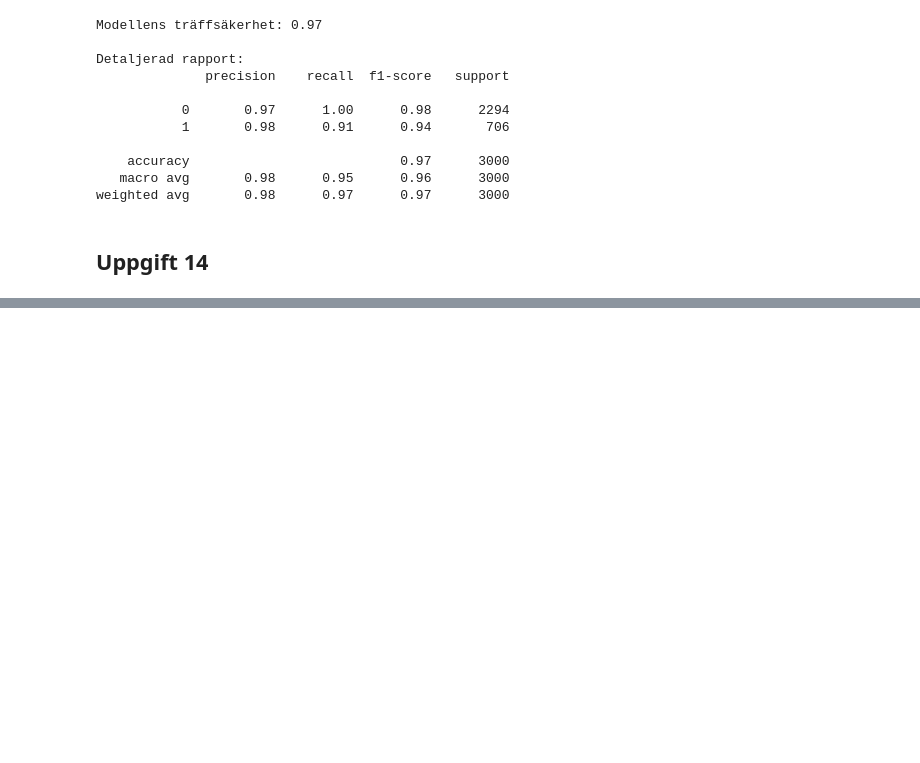
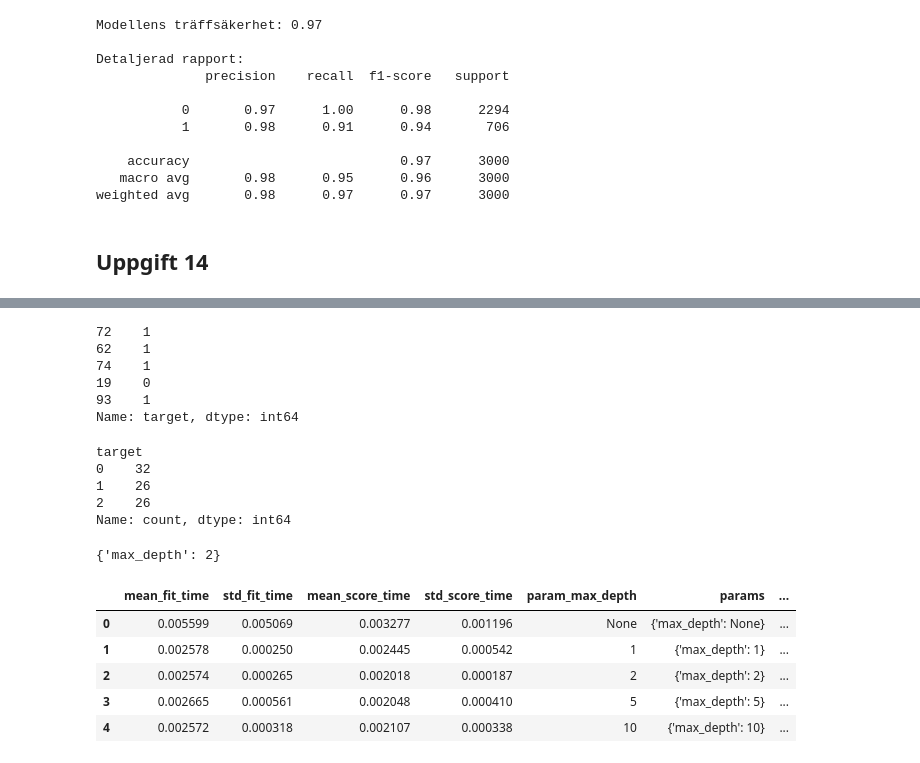
Before and after one commit to matildaottosson99-tech/kod, a Jupyter notebook: kapitel4.ipynb, the cells around one changed output, grey strips where cells are left out. Drawn from its saved outputs; the diff is of its cells as text; code cells hidden in the pictures; blank space fills up the shorter version.

```diff
--- a/kapitel4.ipynb
+++ b/kapitel4.ipynb
@@ -114,0 +127,17 @@ weighted avg       0.70      0.64      0.61        36
+# %%
+y_train.head()
+# %% [output]
+72    1
+62    1
+74    1
+19    0
+93    1
+Name: target, dtype: int64
+# %%
+y_train.value_counts()
+# %% [output]
+target
+0    32
+1    26
+2    26
+Name: count, dtype: int64
@@ -114,0 +156,11 @@ weighted avg       0.70      0.64      0.61        36
+# %%
+print(clf.best_params_)
+pd.DataFrame(clf.cv_results_)
+# %% [output]
+{'max_depth': 2}
+|  | mean_fit_time | std_fit_time | mean_score_time | std_score_time | param_max_depth | params | ... |
+| 0 | 0.005599 | 0.005069 | 0.003277 | 0.001196 | None | {'max_depth': None} | ... |
+| 1 | 0.002578 | 0.000250 | 0.002445 | 0.000542 | 1 | {'max_depth': 1} | ... |
+| 2 | 0.002574 | 0.000265 | 0.002018 | 0.000187 | 2 | {'max_depth': 2} | ... |
+| 3 | 0.002665 | 0.000561 | 0.002048 | 0.000410 | 5 | {'max_depth': 5} | ... |
+| 4 | 0.002572 | 0.000318 | 0.002107 | 0.000338 | 10 | {'max_depth': 10} | ... |
```
Also changed, not shown: parts of 13 cells of this notebook.
